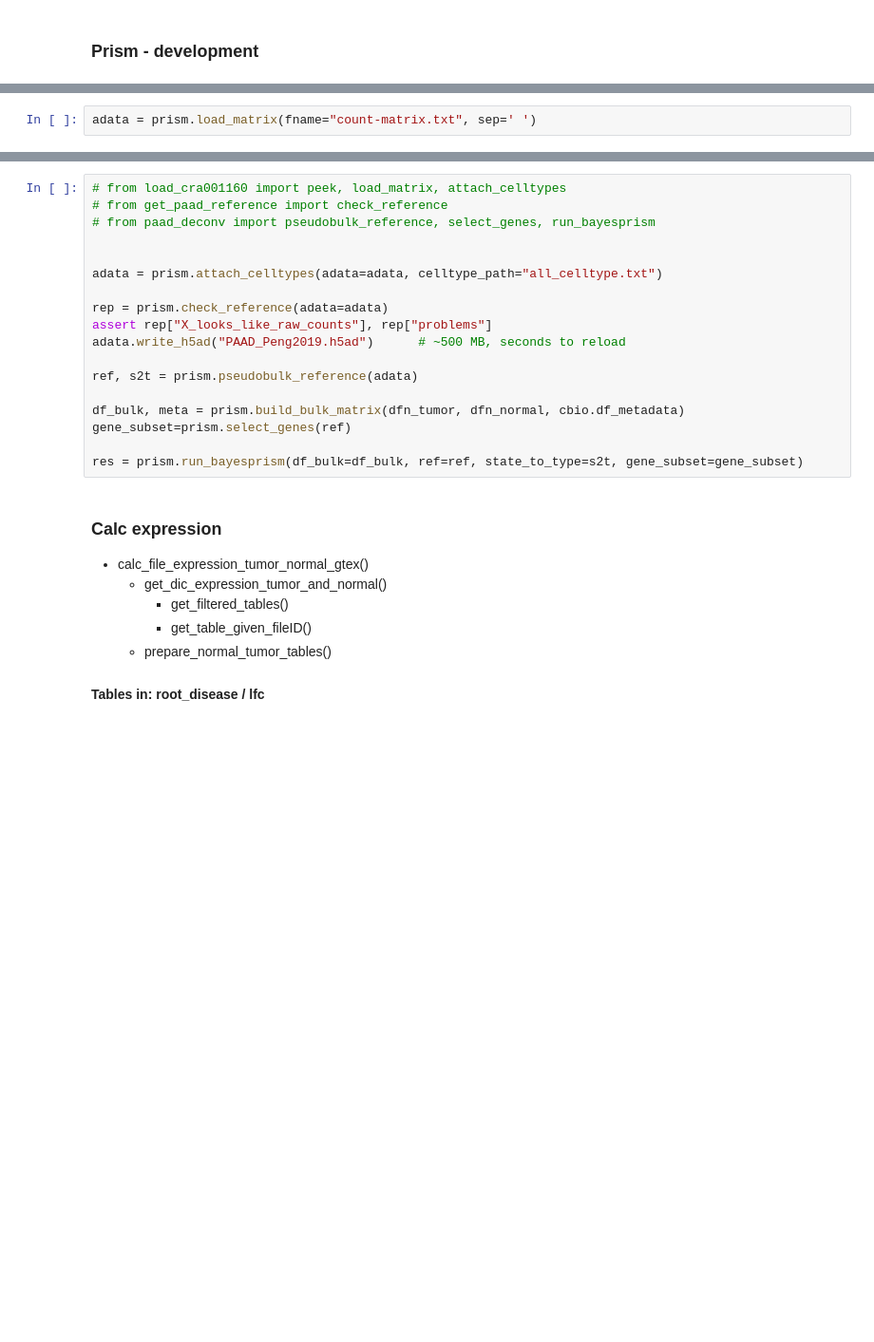
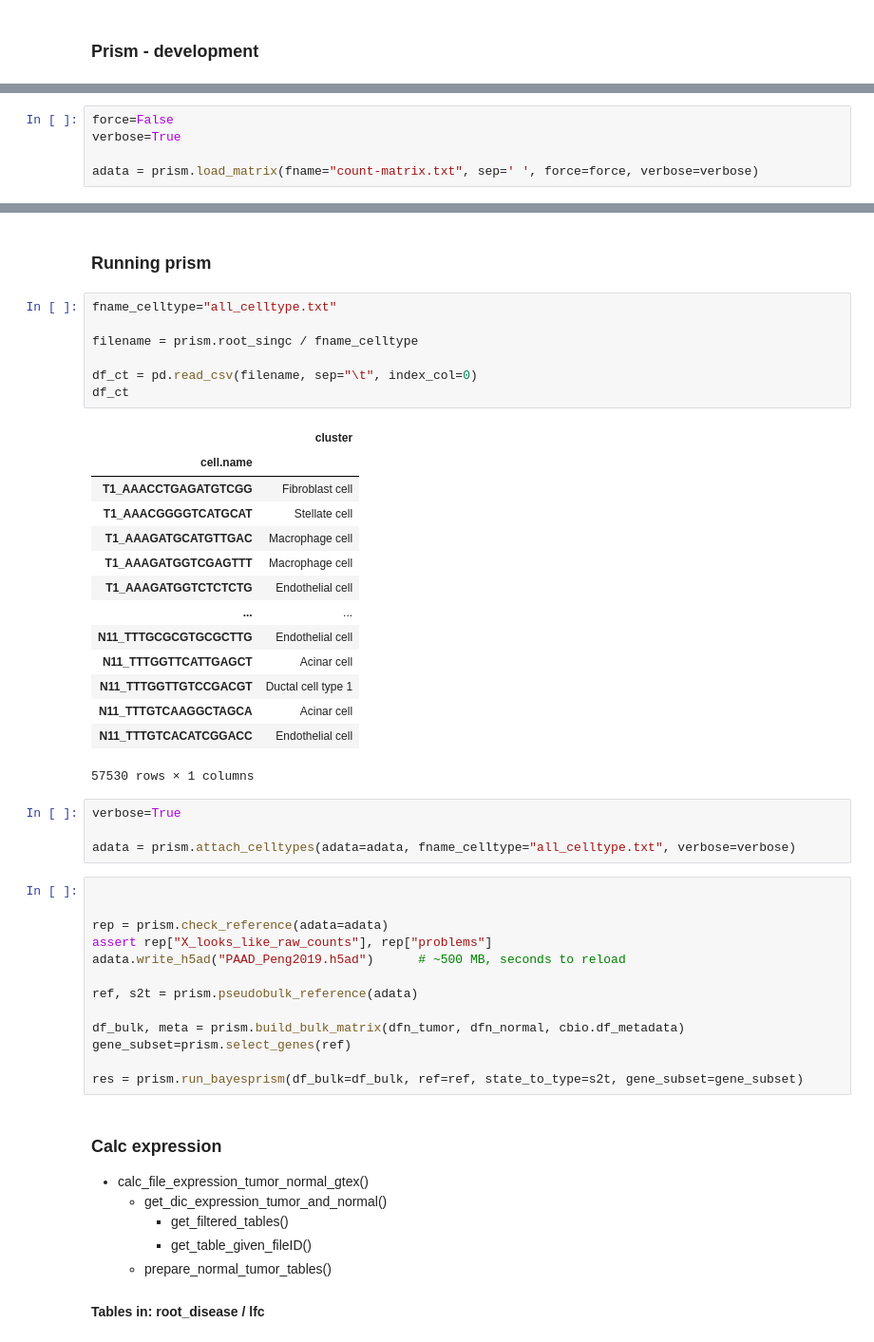
Before and after one commit to flalix/perturb_agent, a Jupyter notebook: notebooks/mtp_cBio_65_PAAD_prism.ipynb, the cells around one changed output, grey strips where cells are left out. Shown at 95% size. Drawn from its saved outputs; the diff is of its cells as text; blank space fills up the shorter version.

```diff
--- a/notebooks/mtp_cBio_65_PAAD_prism.ipynb
+++ b/notebooks/mtp_cBio_65_PAAD_prism.ipynb
@@ -218,2 +269,5 @@ prism.load_and_view_matrix_txt("count-matrix.txt", nrows=10)
 # %%
-adata = prism.load_matrix(fname="count-matrix.txt", sep=' ')
+force=False
+verbose=True
+
+adata = prism.load_matrix(fname="count-matrix.txt", sep=' ', force=force, verbose=verbose)
@@ -220,10 +296,33 @@ adata = prism.load_matrix(fname="count-matrix.txt", sep=' ')
+# %% [markdown]
+### Running prism
+# %%
+fname_celltype="all_celltype.txt"
+
+filename = prism.root_singc / fname_celltype
+
+df_ct = pd.read_csv(filename, sep="\t", index_col=0)
+df_ct
+# %% [output]
+|  | cluster |
+| cell.name |  |
+| T1_AAACCTGAGATGTCGG | Fibroblast cell |
+| T1_AAACGGGGTCATGCAT | Stellate cell |
+| T1_AAAGATGCATGTTGAC | Macrophage cell |
+| T1_AAAGATGGTCGAGTTT | Macrophage cell |
+| T1_AAAGATGGTCTCTCTG | Endothelial cell |
+| ... | ... |
+| N11_TTTGCGCGTGCGCTTG | Endothelial cell |
+| N11_TTTGGTTCATTGAGCT | Acinar cell |
+| N11_TTTGGTTGTCCGACGT | Ductal cell type 1 |
+| N11_TTTGTCAAGGCTAGCA | Acinar cell |
+| N11_TTTGTCACATCGGACC | Endothelial cell |
+57530 rows × 1 columns
+# %%
+verbose=True
+
+adata = prism.attach_celltypes(adata=adata, fname_celltype="all_celltype.txt", verbose=verbose)
 # %%
-# from load_cra001160 import peek, load_matrix, attach_celltypes
-# from get_paad_reference import check_reference
-# from paad_deconv import pseudobulk_reference, select_genes, run_bayesprism
 
-
-adata = prism.attach_celltypes(adata=adata, celltype_path="all_celltype.txt")
 
 rep = prism.check_reference(adata=adata)
 assert rep["X_looks_like_raw_counts"], rep["problems"]
```
Also changed, not shown: parts of 8 cells of this notebook, 1 other file.
